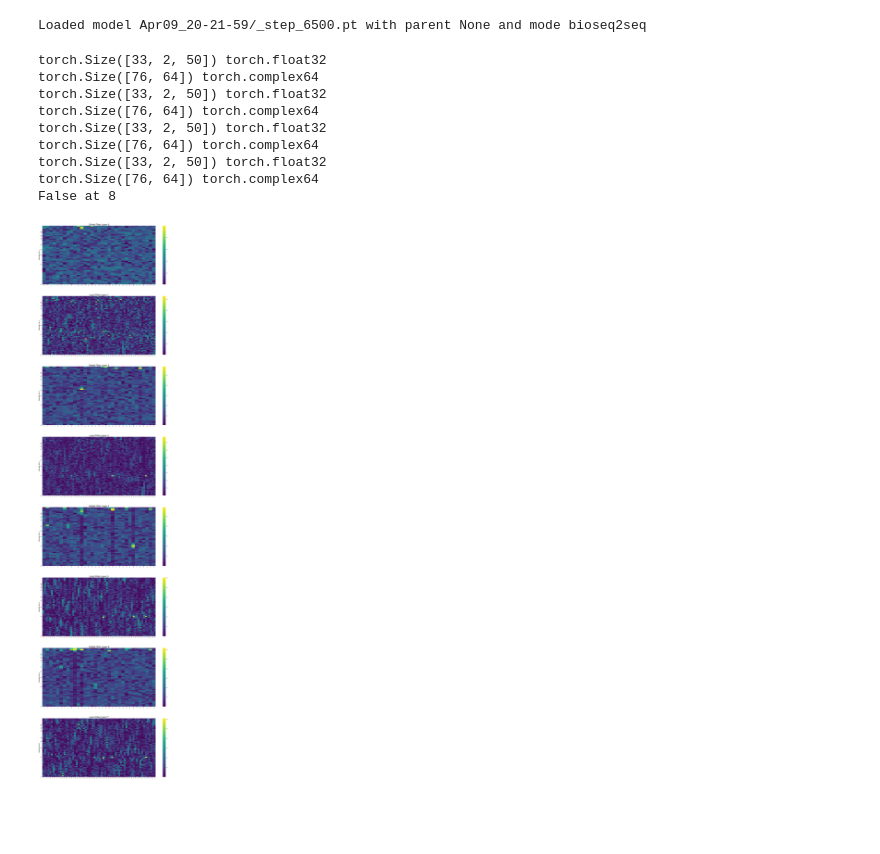
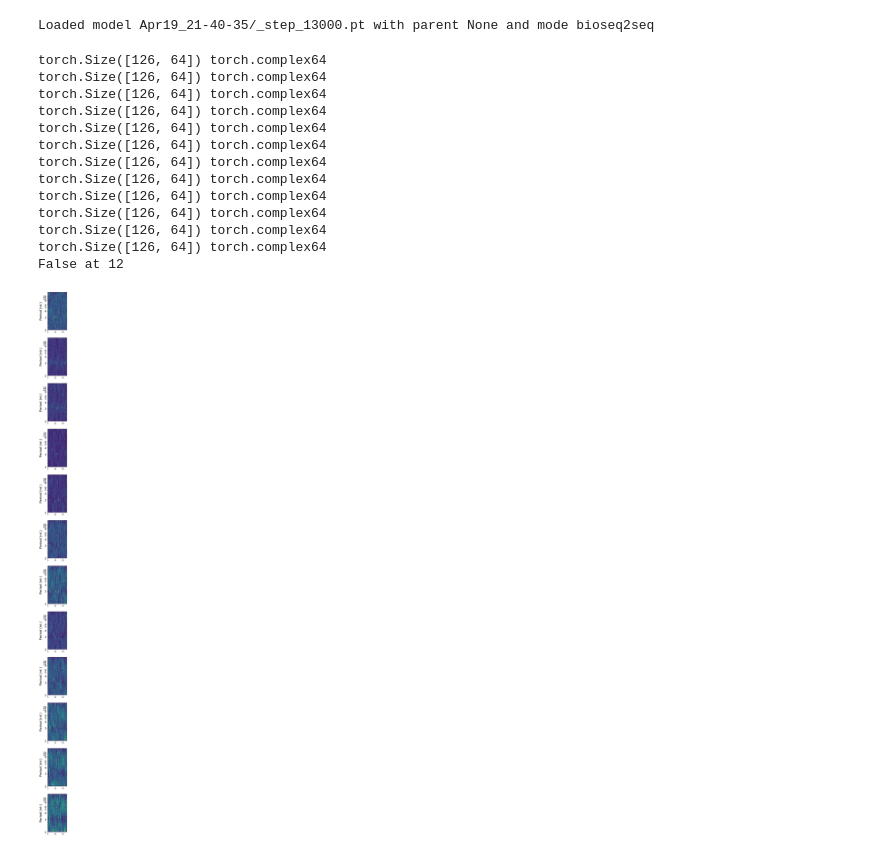
Before and after one commit to josephvalencia/bioseq2seq, a Jupyter notebook: analysis/visualize_frequencies.ipynb, the cells around one changed output. Cells and saved outputs as stored; diff of their text form; code cells hidden in the pictures; blank space fills up the shorter version.

```diff
--- a/analysis/visualize_frequencies.ipynb
+++ b/analysis/visualize_frequencies.ipynb
@@ -4,7 +4,7 @@ import matplotlib.pyplot as plt
 import warnings
 warnings.filterwarnings('ignore')
 # %%
-def summarize(model_path):
+def summarize_and_load(model_path):
 
     checkpt_dir = '/nfs0/BB/Hendrix_Lab/valejose/bioseq2seq/checkpoints/coding_noncoding/'
     checkpoint = torch.load(checkpt_dir+model_path, map_location='cpu')
@@ -12,10 +12,10 @@ def summarize(model_path):
     print(f'Loaded model {model_path} with parent {opts.checkpoint} and mode {opts.mode}')
     return checkpoint
 
-checkpoint = summarize('Apr09_20-21-59/_step_6500.pt')
-#checkpoint = summarize('Apr07_21-35-02/_step_9000.pt')
+checkpoint = summarize_and_load('Apr19_21-40-35/_step_13000.pt')
+#checkpoint = summarize_and_load('Apr14_14-57-23/_step_11000.pt')
 # %% [output]
-Loaded model Apr09_20-21-59/_step_6500.pt with parent None and mode bioseq2seq
+Loaded model Apr19_21-40-35/_step_13000.pt with parent None and mode bioseq2seq
 # %%
 def show_single_filter(gf):
     # gf: global filter: (h, h // 2 + 1, 2)
@@ -46,15 +46,19 @@ while has_next:
         has_next = False
         print("False at", i_layer)
 # %% [output]
-torch.Size([33, 2, 50]) torch.float32
-torch.Size([76, 64]) torch.complex64
-torch.Size([33, 2, 50]) torch.float32
-torch.Size([76, 64]) torch.complex64
-torch.Size([33, 2, 50]) torch.float32
-torch.Size([76, 64]) torch.complex64
-torch.Size([33, 2, 50]) torch.float32
-torch.Size([76, 64]) torch.complex64
-False at 8
+torch.Size([126, 64]) torch.complex64
+torch.Size([126, 64]) torch.complex64
+torch.Size([126, 64]) torch.complex64
+torch.Size([126, 64]) torch.complex64
+torch.Size([126, 64]) torch.complex64
+torch.Size([126, 64]) torch.complex64
+torch.Size([126, 64]) torch.complex64
+torch.Size([126, 64]) torch.complex64
+torch.Size([126, 64]) torch.complex64
+torch.Size([126, 64]) torch.complex64
+torch.Size([126, 64]) torch.complex64
+torch.Size([126, 64]) torch.complex64
+False at 12
 # %%
 %matplotlib inline
 # %%
@@ -65,29 +69,32 @@ def approximate_index(period,filter_size):
 # %%
 import numpy as np
 import seaborn as sns
 import torch.nn.functional as F
 
 def plot_filters(global_filter_list):
 
     periods = [18,12,9,6,5,4,3,2]
-    fig, axs = plt.subplots(len(global_filter_list),1,figsize=(30,120))
+    fig, axs = plt.subplots(len(global_filter_list),1,figsize=(30,60))
 
     for i in range(len(global_filter_list)):
         gf = global_filter_list[i].numpy().squeeze()
         gf = gf / np.linalg.norm(gf,axis=0)
 
+        '''
         if i % 2 == 0 :
             title = f"Global Filter Layer {i}"
         else:
             title = f"Local Filter Layer {i}"
-
-        g = sns.heatmap(data=gf, cmap='viridis',ax=axs[i])
-        g.set_title(title,fontsize=24)
+        '''
+        title = f"Local Filter Layer {i}"
+        #g = sns.heatmap(data=gf, cmap='viridis',ax=axs[i])
+        axs[i].imshow(gf,cmap='viridis')
+        #g.set_title(title,fontsize=24)
         tick_locs =[approximate_index(p,gf.shape[0]) for p in periods]
-        g.set_ylabel("Period (nt.)",fontsize=20)
-        g.set_yticks(tick_locs)
-        g.set_yticklabels(periods,fontsize=16)
+        axs[i].set_ylabel("Period (nt.)",fontsize=20)
+        axs[i].set_yticks(tick_locs)
+        axs[i].set_yticklabels(periods,fontsize=16)
 
 plot_filters(global_filters)
 # %% [output]
-[figure, old version]
+[figure, new version]
```
Also changed, not shown: 12 other files.
